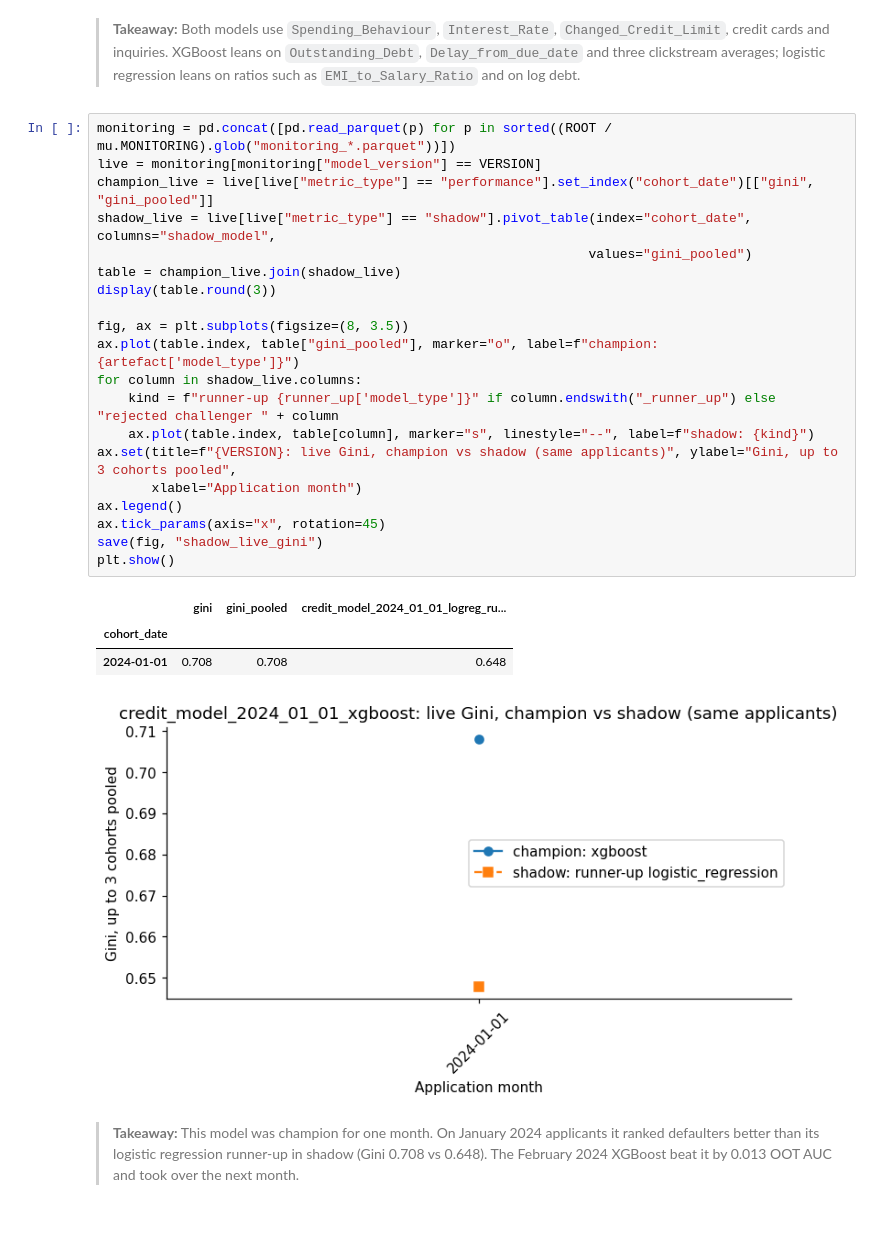
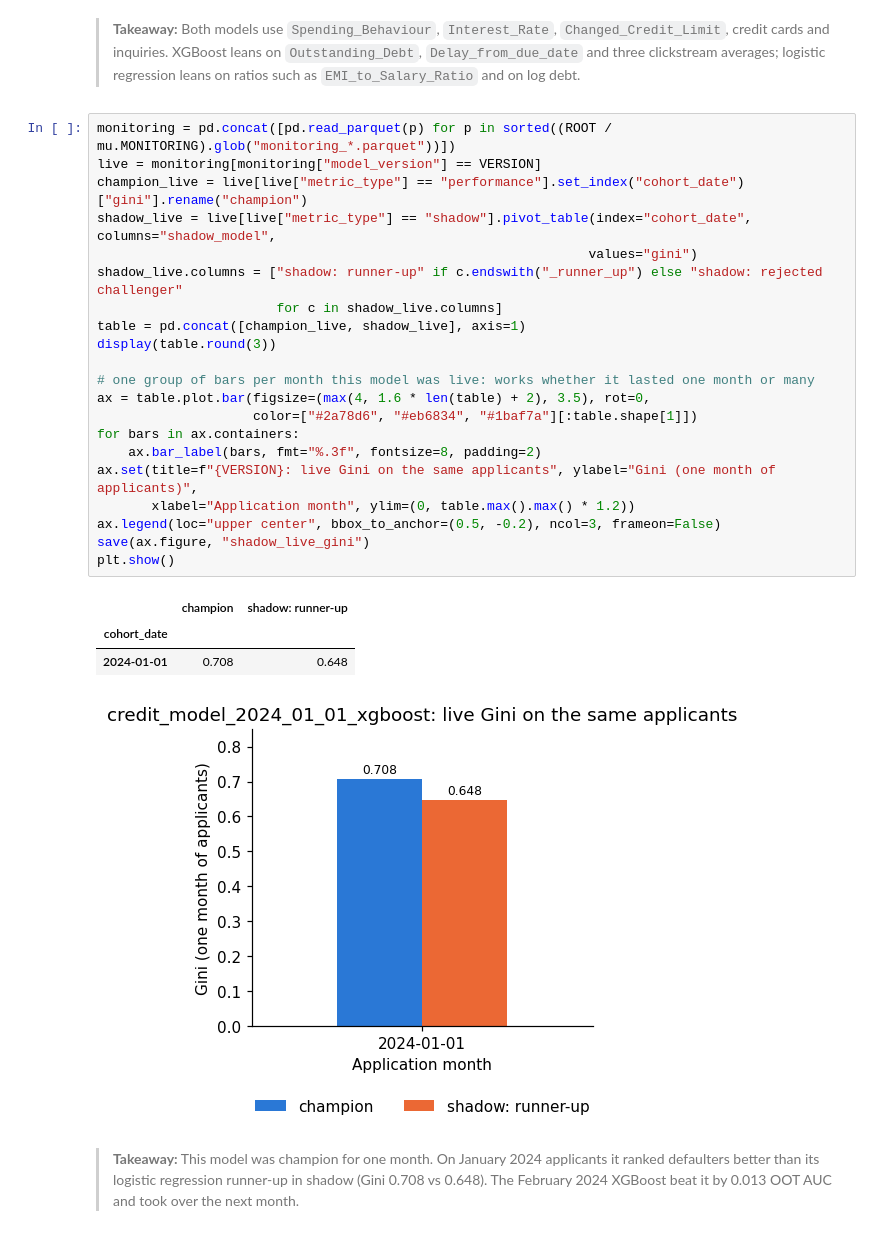
Before and after one commit to btkh95/MITB_MLE_A2, a Jupyter notebook: notebooks/model_exploration.ipynb, the cells around one changed output. Drawn from its saved outputs; the diff is of its cells as text.

Commit message:
Add an all-runs section to the notebook and show shadow results as bars

```diff
--- a/notebooks/model_exploration.ipynb
+++ b/notebooks/model_exploration.ipynb
@@ -543,28 +543,29 @@ display(pd.DataFrame({f"champion ({artefact['model_type']})": top_champion.index
 # %%
 monitoring = pd.concat([pd.read_parquet(p) for p in sorted((ROOT / mu.MONITORING).glob("monitoring_*.parquet"))])
 live = monitoring[monitoring["model_version"] == VERSION]
-champion_live = live[live["metric_type"] == "performance"].set_index("cohort_date")[["gini", "gini_pooled"]]
+champion_live = live[live["metric_type"] == "performance"].set_index("cohort_date")["gini"].rename("champion")
 shadow_live = live[live["metric_type"] == "shadow"].pivot_table(index="cohort_date", columns="shadow_model",
-                                                               values="gini_pooled")
-table = champion_live.join(shadow_live)
+                                                               values="gini")
+shadow_live.columns = ["shadow: runner-up" if c.endswith("_runner_up") else "shadow: rejected challenger"
+                       for c in shadow_live.columns]
+table = pd.concat([champion_live, shadow_live], axis=1)
 display(table.round(3))
 
-fig, ax = plt.subplots(figsize=(8, 3.5))
-ax.plot(table.index, table["gini_pooled"], marker="o", label=f"champion: {artefact['model_type']}")
-for column in shadow_live.columns:
-    kind = f"runner-up {runner_up['model_type']}" if column.endswith("_runner_up") else "rejected challenger " + column
-    ax.plot(table.index, table[column], marker="s", linestyle="--", label=f"shadow: {kind}")
-ax.set(title=f"{VERSION}: live Gini, champion vs shadow (same applicants)", ylabel="Gini, up to 3 cohorts pooled",
-       xlabel="Application month")
-ax.legend()
-ax.tick_params(axis="x", rotation=45)
-save(fig, "shadow_live_gini")
+# one group of bars per month this model was live: works whether it lasted one month or many
+ax = table.plot.bar(figsize=(max(4, 1.6 * len(table) + 2), 3.5), rot=0,
+                    color=["#2a78d6", "#eb6834", "#1baf7a"][:table.shape[1]])
+for bars in ax.containers:
+    ax.bar_label(bars, fmt="%.3f", fontsize=8, padding=2)
+ax.set(title=f"{VERSION}: live Gini on the same applicants", ylabel="Gini (one month of applicants)",
+       xlabel="Application month", ylim=(0, table.max().max() * 1.2))
+ax.legend(loc="upper center", bbox_to_anchor=(0.5, -0.2), ncol=3, frameon=False)
+save(ax.figure, "shadow_live_gini")
 plt.show()
 # %% [output]
-|  | gini | gini_pooled | credit_model_2024_01_01_logreg_ru... |
-| cohort_date |  |  |  |
-| 2024-01-01 | 0.708 | 0.708 | 0.648 |
+|  | champion | shadow: runner-up |
+| cohort_date |  |  |
+| 2024-01-01 | 0.708 | 0.648 |
-[figure, old version]
+[figure, new version]
 # %% [markdown]
 > **Takeaway:** This model was champion for one month. On January 2024 applicants it ranked defaulters better than its logistic regression runner-up in shadow (Gini 0.708 vs 0.648). The February 2024 XGBoost beat it by 0.013 OOT AUC and took over the next month.
 # %% [markdown]
```
Also changed, not shown: parts of 12 cells of this notebook.
